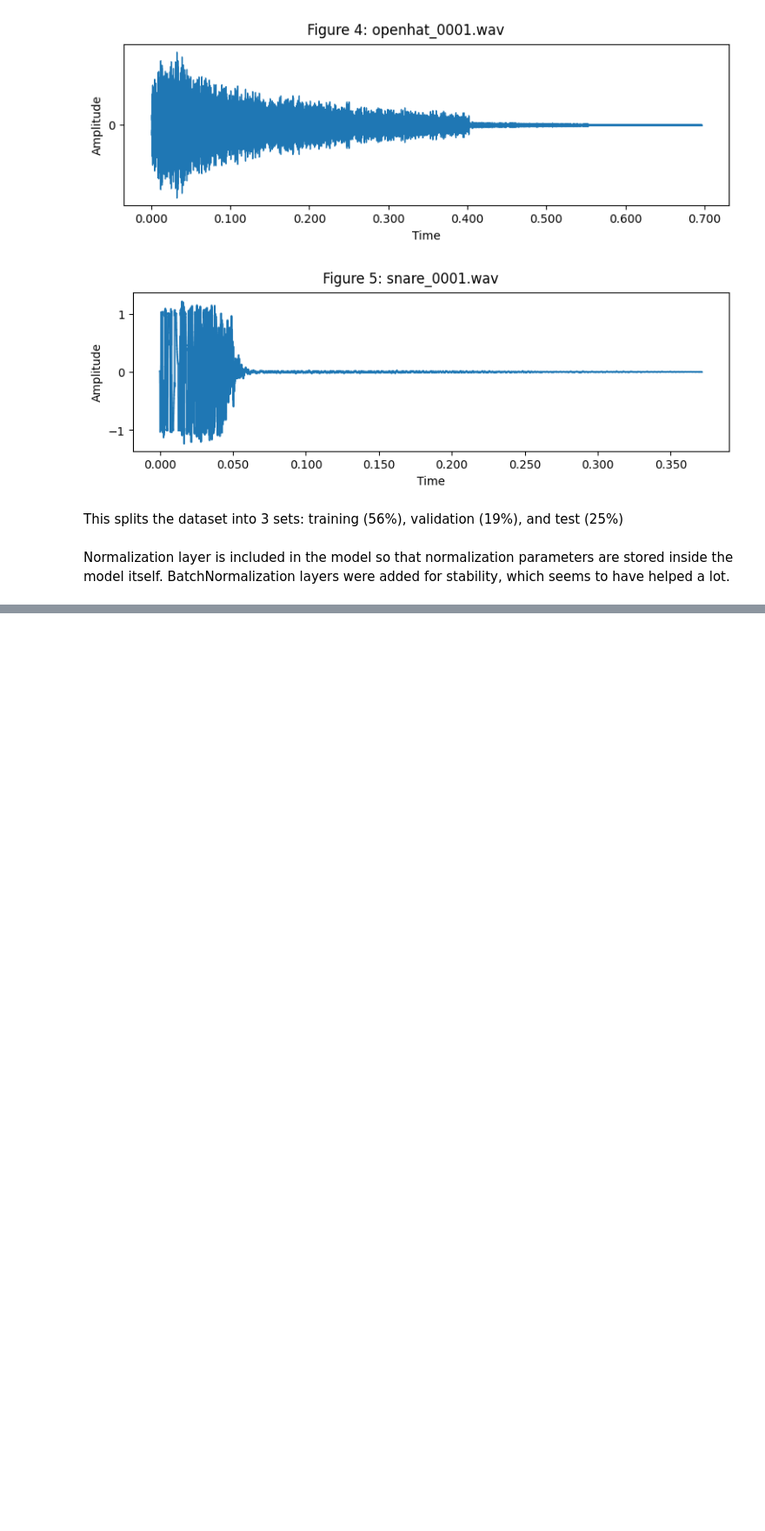
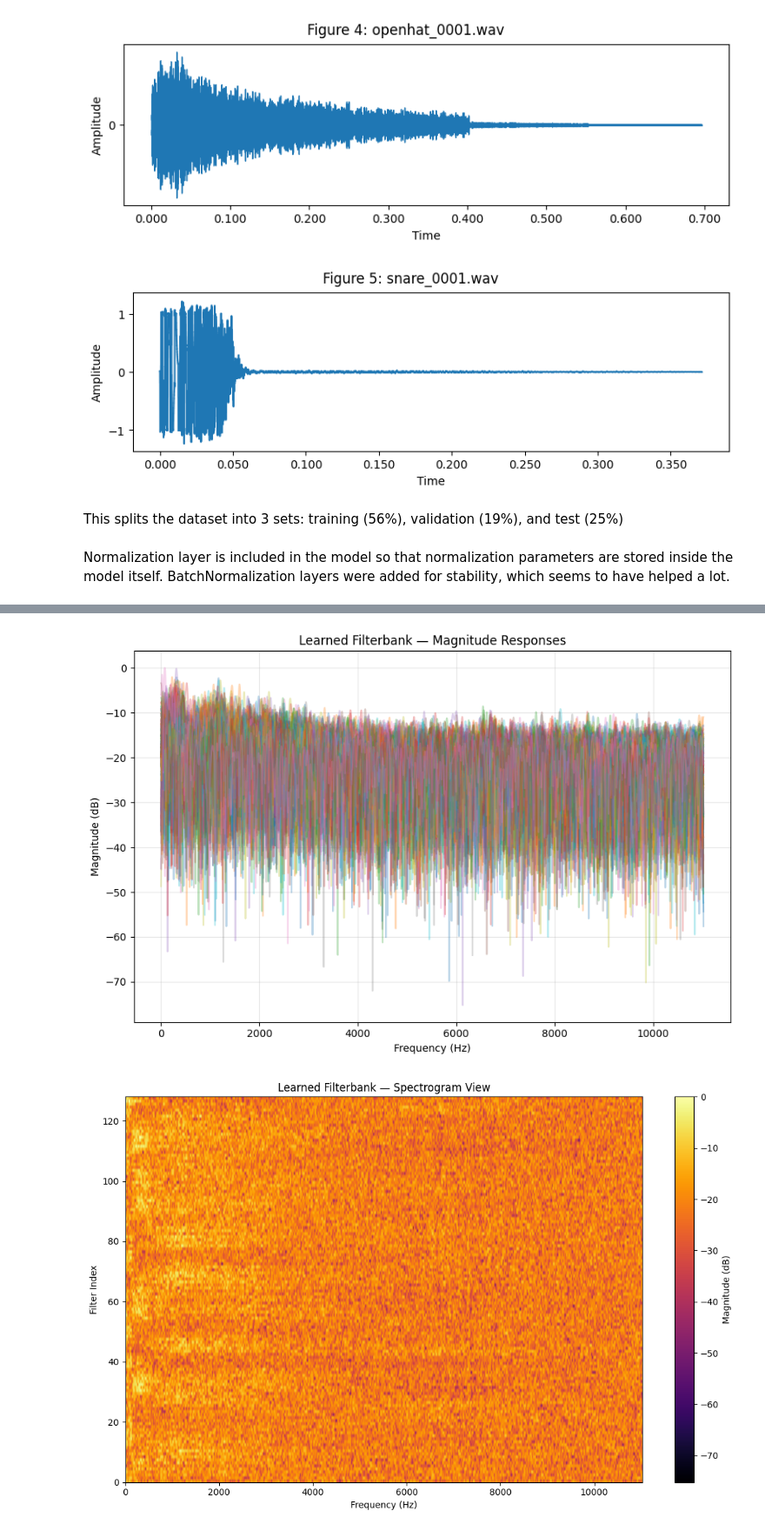
Before and after one commit to NiccoloAbate/drum-audio-classifier, a Jupyter notebook: drum_prediction_model_raw.ipynb, the cells around one changed output, grey strips where cells are left out. Shown at 87% size. Cells and saved outputs as stored; diff of their text form; code cells hidden in the pictures; blank space fills up the shorter version.

```diff
--- a/drum_prediction_model_raw.ipynb
+++ b/drum_prediction_model_raw.ipynb
@@ -244,0 +248,56 @@ Final Validation Accuracy:  0.8582524061203003
+# %%
+# Extract learned filters
+conv = model.get_layer('filterbank')
+weights = conv.get_weights()[0] # (kernel_size, in_ch, out_ch)
+
+kernels = weights[:, 0, :] # (kernel_size, n_filters)
+kernel_size, n_filters = kernels.shape
+
+fs = 22050
+
+# FFT parameters
+nfft = 4096
+freqs = np.fft.rfftfreq(nfft, 1/fs)
+n_freqs = len(freqs)
+
+# Compute magnitude spectra for each filter
+spec = np.zeros((n_filters, n_freqs))
+
+for i in range(n_filters):
+    H = np.fft.rfft(kernels[:, i], n=nfft)
+    mag = np.abs(H)
+    spec[i] = 20 * np.log10(mag + 1e-6)
+
+# Normalize to 0 dB peak
+spec -= spec.max()
+
+# Plot individual magnitude responses (overlay)
+plt.figure(figsize=(9, 6))
+for i in range(n_filters):
+    plt.plot(freqs, spec[i], alpha=0.3)
+
+plt.title("Learned Filterbank — Magnitude Responses")
+plt.xlabel("Frequency (Hz)")
+plt.ylabel("Magnitude (dB)")
+plt.grid(alpha=0.3)
+plt.tight_layout()
+plt.show()
+
+# Heatmap
+plt.figure(figsize=(11, 7))
+plt.imshow(
+    spec,
+    aspect='auto',
+    origin='lower',
+    extent=[freqs[0], freqs[-1], 0, n_filters],
+    cmap='inferno'
+)
+plt.colorbar(label="Magnitude (dB)")
+plt.xlabel("Frequency (Hz)")
+plt.ylabel("Filter Index")
+plt.title("Learned Filterbank — Spectrogram View")
+plt.tight_layout()
+plt.show()
+# %% [output]
+[figure, added]
+[figure, added]
```
Also changed, not shown: parts of 4 cells of this notebook, 7 other files.
